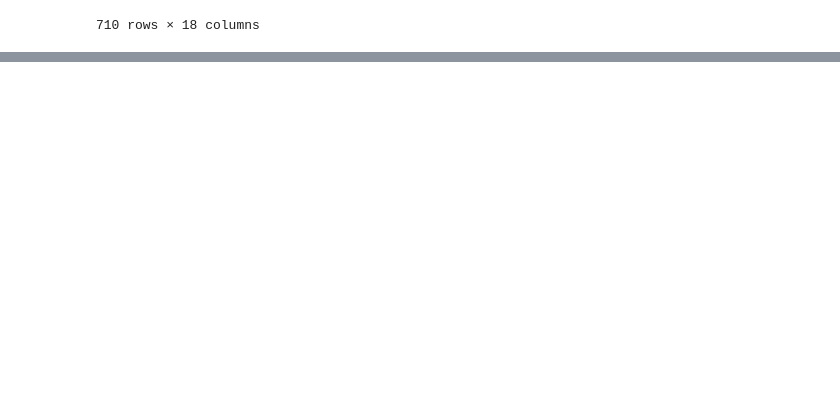
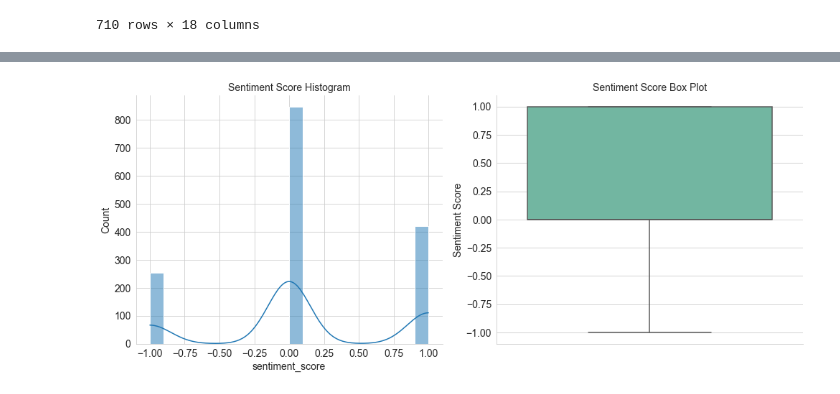
Before and after one commit to rbhattar07/Tata-Motors--Consumer-Favorability-Analysis, a Jupyter notebook: main.ipynb, the cells around one changed output, grey strips where cells are left out. Saved outputs shown, nothing was run; the diff lists cells and outputs as text; code cells hidden in the pictures; blank space fills up the shorter version.

```diff
--- a/main.ipynb
+++ b/main.ipynb
@@ -308,0 +307,16 @@ remaining_df.to_csv('remaining_df.csv', index=False)
+# %%
+sentiment_keywords = {'Neutral':0, 'Negative':-1, 'Positive':1}
+df['sentiment_score'] = df['Sentiment'].map(sentiment_keywords)
+# %%
+def map_sentiment_score_to_label(sentiment_score):
+    if sentiment_score > 0:
+        return 'Positive'
+    elif sentiment_score < 0:
+        return 'Negative'
+    else:
+        return 'Neutral'
+
+# Apply sentiment analysis based on 'Sentiment Score' column
+df['Sentiment Analysis'] = df['sentiment_score'].apply(map_sentiment_score_to_label)
+
+df
@@ -308,0 +340,20 @@ remaining_df.to_csv('remaining_df.csv', index=False)
+# %%
+# Creating a figure with subplots
+sns.set_style('whitegrid')
+
+fig, (ax1, ax2) = plt.subplots(1, 2, figsize=(14, 6))
+
+sns.histplot(data=df, x='sentiment_score', bins=20, kde=True, ax=ax1, palette='viridis')
+ax1.set_title('Sentiment Score Histogram', fontsize=14)
+
+sns.boxplot(data=df, y='sentiment_score', ax=ax2, palette='Set2')
+ax2.set_title('Sentiment Score Box Plot', fontsize=14)
+
+ax2.set(ylabel='Sentiment Score')
+
+sns.despine()
+
+plt.tight_layout()
+plt.show()
+# %% [output]
+[figure, added]
```
Also changed, not shown: parts of 14 cells of this notebook.
